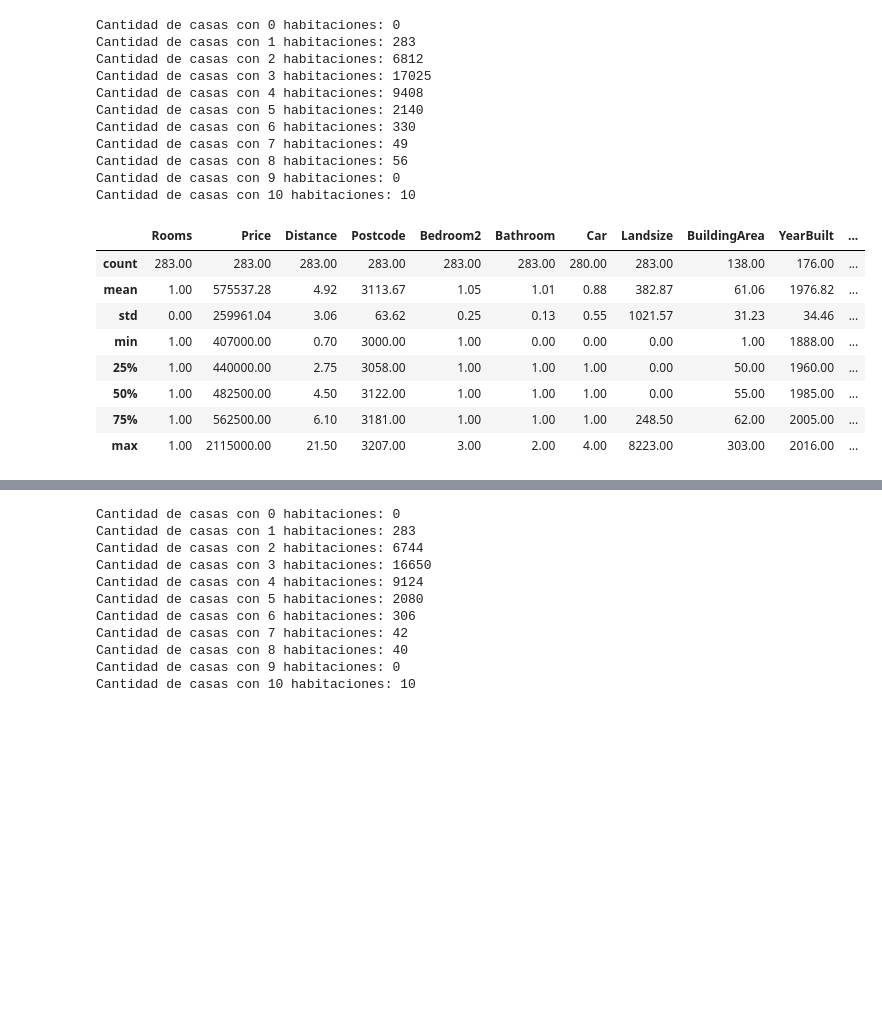
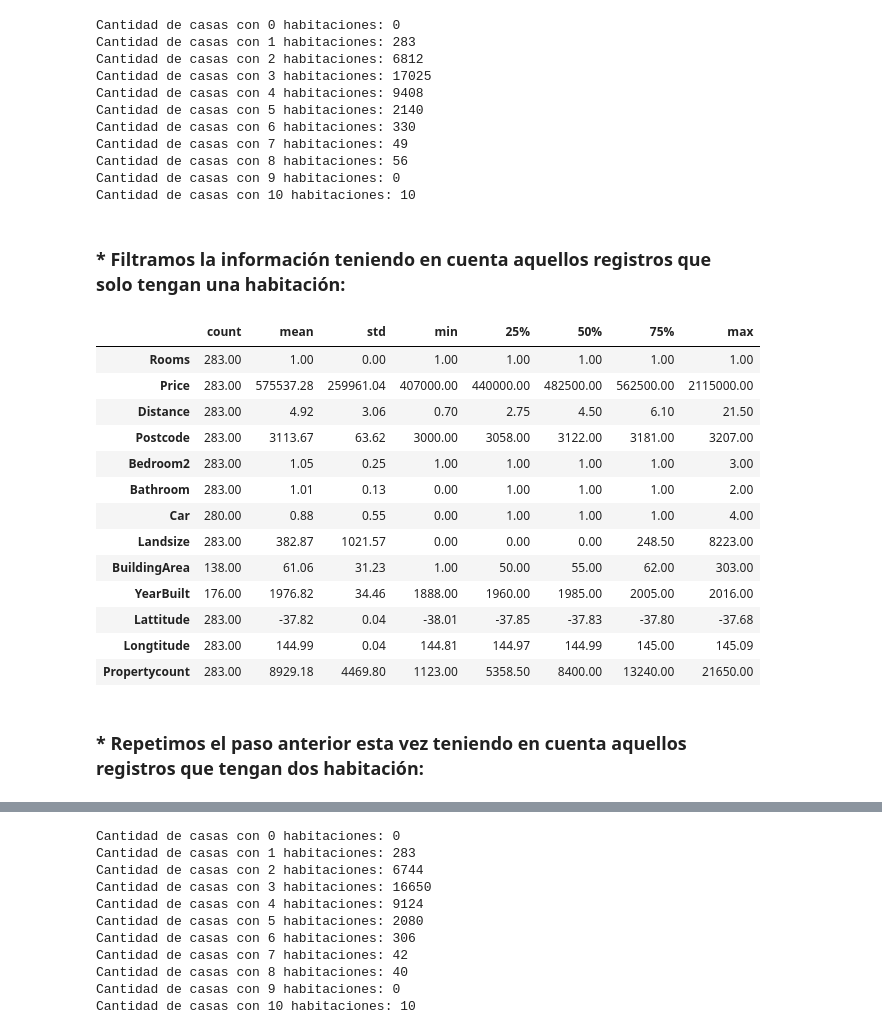
Before and after one commit to Grupo242022/EyCD, a Jupyter notebook: Entregable_2_Nico_parte1_ejercicio2.ipynb, the cells around one changed output, grey strips where cells are left out. Saved outputs shown, nothing was run; the diff lists cells and outputs as text; code cells hidden in the pictures; blank space fills up the shorter version.

```diff
--- a/Entregable_2_Nico_parte1_ejercicio2.ipynb
+++ b/Entregable_2_Nico_parte1_ejercicio2.ipynb
@@ -98,4 +133,11 @@ quantile_95 = 0.95
 # %%
-df_melb_perc = df_melb.loc[ (df_melb.Price > df_melb.Price.quantile(quantile_05)) & (df_melb.Price < df_melb.Price.quantile(quantile_95))]
-df_melb_perc.describe()
+quantile_05 = 0.05
+quantile_95 = 0.95
+
+# Filtrado a partir de cuantiles:
+df_melb_perc = df_melb.loc[ (df_melb.Price > df_melb.Price.quantile(quantile_05)) \
+                           & (df_melb.Price < df_melb.Price.quantile(quantile_95))]
+
+
+df_melb_perc.describe().T
 # %% [output]
@@ -157,16 +227,25 @@ Cantidad de casas con 7 habitaciones: 49
 Cantidad de casas con 8 habitaciones: 56
 Cantidad de casas con 9 habitaciones: 0
 Cantidad de casas con 10 habitaciones: 10
+# %% [markdown]
+### * Filtramos la información teniendo en cuenta aquellos registros que solo tengan una habitación:
 # %%
-df_melb_perc.loc[df_melb_perc.Rooms == 1].describe()
+df_melb_perc.loc[df_melb_perc.Rooms == 1].describe().T
 # %% [output]
-|  | Rooms | Price | Distance | Postcode | Bedroom2 | Bathroom | Car | Landsize | BuildingArea | YearBuilt | ... |
-| count | 283.00 | 283.00 | 283.00 | 283.00 | 283.00 | 283.00 | 280.00 | 283.00 | 138.00 | 176.00 | ... |
-| mean | 1.00 | 575537.28 | 4.92 | 3113.67 | 1.05 | 1.01 | 0.88 | 382.87 | 61.06 | 1976.82 | ... |
-| std | 0.00 | 259961.04 | 3.06 | 63.62 | 0.25 | 0.13 | 0.55 | 1021.57 | 31.23 | 34.46 | ... |
-| min | 1.00 | 407000.00 | 0.70 | 3000.00 | 1.00 | 0.00 | 0.00 | 0.00 | 1.00 | 1888.00 | ... |
-| 25% | 1.00 | 440000.00 | 2.75 | 3058.00 | 1.00 | 1.00 | 1.00 | 0.00 | 50.00 | 1960.00 | ... |
-| 50% | 1.00 | 482500.00 | 4.50 | 3122.00 | 1.00 | 1.00 | 1.00 | 0.00 | 55.00 | 1985.00 | ... |
-| 75% | 1.00 | 562500.00 | 6.10 | 3181.00 | 1.00 | 1.00 | 1.00 | 248.50 | 62.00 | 2005.00 | ... |
-| max | 1.00 | 2115000.00 | 21.50 | 3207.00 | 3.00 | 2.00 | 4.00 | 8223.00 | 303.00 | 2016.00 | ... |
+|  | count | mean | std | min | 25% | 50% | 75% | max |
+| Rooms | 283.00 | 1.00 | 0.00 | 1.00 | 1.00 | 1.00 | 1.00 | 1.00 |
+| Price | 283.00 | 575537.28 | 259961.04 | 407000.00 | 440000.00 | 482500.00 | 562500.00 | 2115000.00 |
+| Distance | 283.00 | 4.92 | 3.06 | 0.70 | 2.75 | 4.50 | 6.10 | 21.50 |
+| Postcode | 283.00 | 3113.67 | 63.62 | 3000.00 | 3058.00 | 3122.00 | 3181.00 | 3207.00 |
+| Bedroom2 | 283.00 | 1.05 | 0.25 | 1.00 | 1.00 | 1.00 | 1.00 | 3.00 |
+| Bathroom | 283.00 | 1.01 | 0.13 | 0.00 | 1.00 | 1.00 | 1.00 | 2.00 |
+| Car | 280.00 | 0.88 | 0.55 | 0.00 | 1.00 | 1.00 | 1.00 | 4.00 |
+| Landsize | 283.00 | 382.87 | 1021.57 | 0.00 | 0.00 | 0.00 | 248.50 | 8223.00 |
+| BuildingArea | 138.00 | 61.06 | 31.23 | 1.00 | 50.00 | 55.00 | 62.00 | 303.00 |
+| YearBuilt | 176.00 | 1976.82 | 34.46 | 1888.00 | 1960.00 | 1985.00 | 2005.00 | 2016.00 |
+| Lattitude | 283.00 | -37.82 | 0.04 | -38.01 | -37.85 | -37.83 | -37.80 | -37.68 |
+| Longtitude | 283.00 | 144.99 | 0.04 | 144.81 | 144.97 | 144.99 | 145.00 | 145.09 |
+| Propertycount | 283.00 | 8929.18 | 4469.80 | 1123.00 | 5358.50 | 8400.00 | 13240.00 | 21650.00 |
+# %% [markdown]
+### * Repetimos el paso anterior esta vez teniendo en cuenta aquellos registros que tengan dos habitación:
 # %%
```
Also changed, not shown: parts of 30 cells of this notebook.
